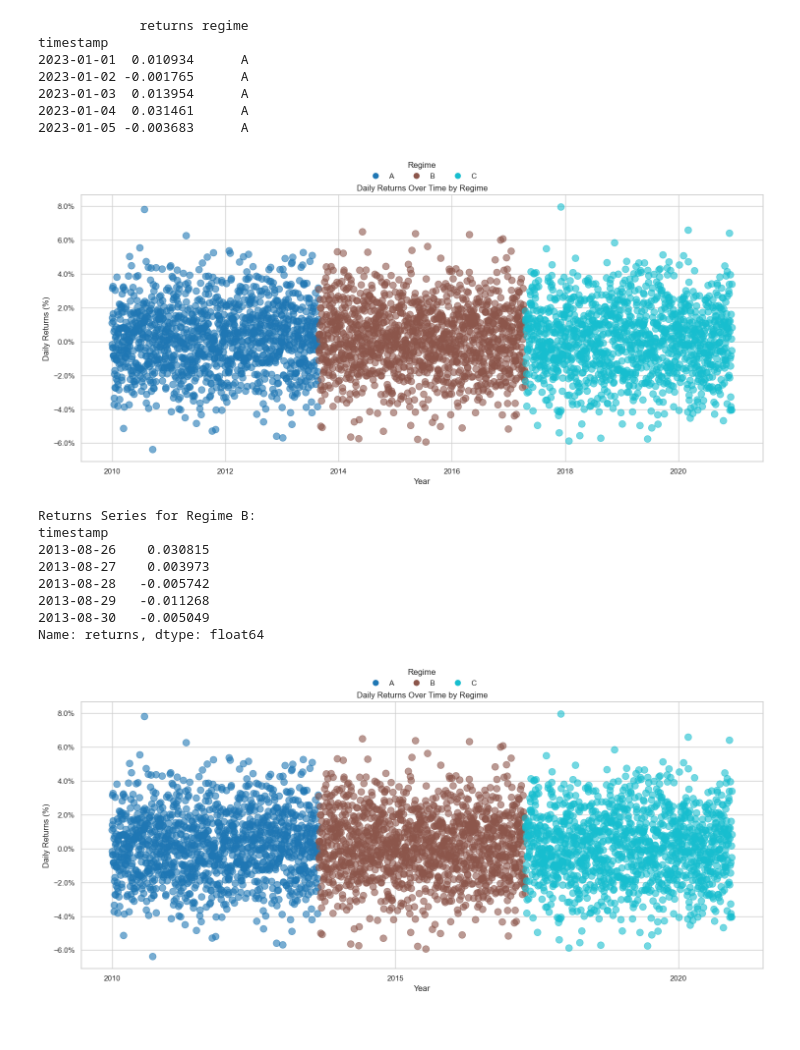
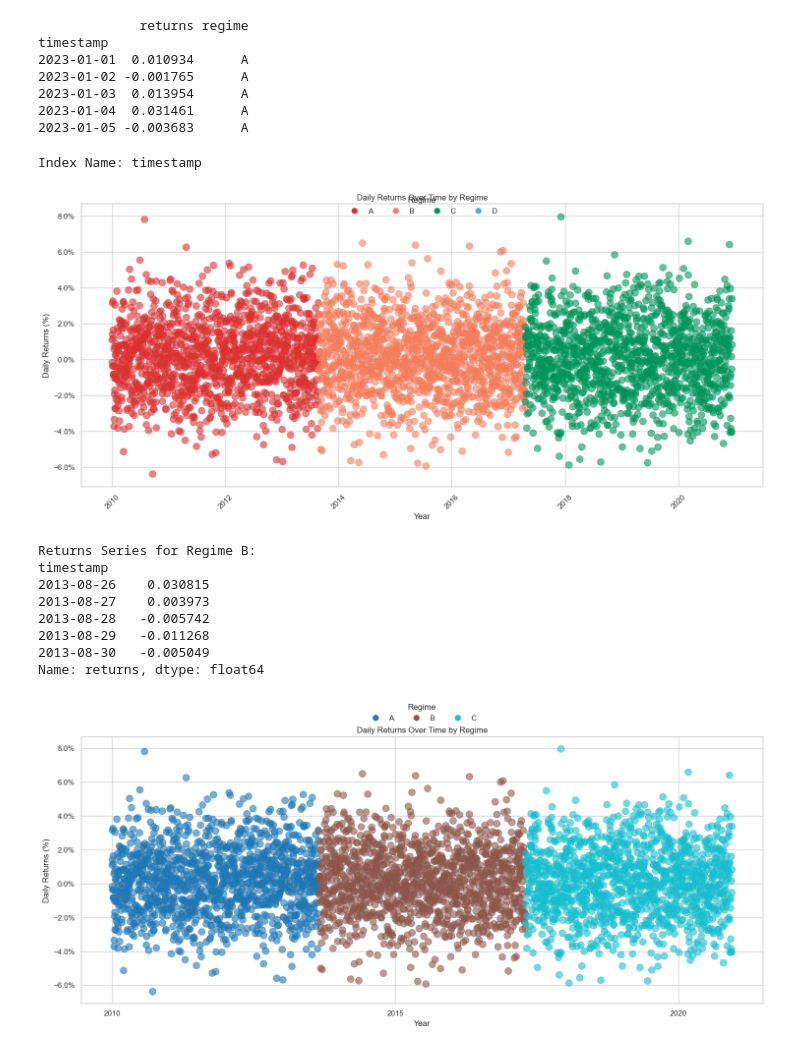
Before and after one commit to Aurelie-Dubost/xeu, a Jupyter notebook: clean_data.ipynb, the cells around one changed output. Drawn from its saved outputs; the diff is of its cells as text; code cells hidden in the pictures.

```diff
--- a/clean_data.ipynb
+++ b/clean_data.ipynb
@@ -239,12 +239,13 @@ timestamp
 2023-01-04  0.031461      A
 2023-01-05 -0.003683      A
 # %%
+import pandas as pd
+import numpy as np
 import seaborn as sns
 import matplotlib.pyplot as plt
 import matplotlib.dates as mdates
 from matplotlib.ticker import PercentFormatter
 from matplotlib.lines import Line2D
-import numpy as np
 
 def plot_returns_seaborn(df, time_col='timestamp', return_col='returns', regime_col='regime',
                         regime_colors=None, figsize=(15, 7), alpha=0.6, s=100,
@@ -258,7 +259,7 @@ def plot_returns_seaborn(df, time_col='timestamp', return_col='returns', regime_
     - return_col (str): Column name for returns.
     - regime_col (str): Column name for regimes.
     - regime_colors (dict): Dictionary mapping regimes to colors.
-                            Example: {'A': 'blue', 'B': 'green', 'C': 'red'}
+                            Example: {'A': '#FF5733', 'B': '#33FF57', 'C': '#3357FF'}
     - figsize (tuple): Figure size.
     - alpha (float): Transparency level of scatter points.
     - s (int): Size of scatter points.
@@ -313,53 +314,99 @@ def plot_returns_seaborn(df, time_col='timestamp', return_col='returns', regime_
     # Optionally, set minor ticks for months
     ax.xaxis.set_minor_locator(mdates.MonthLocator())
 
-    plt.xticks(rotation=0)
+    plt.xticks(rotation=45)
 
-    # Custom legend positioned above the plot without a box
+    # Custom legend positioned below the title
     legend_elements = [Line2D([0], [0], marker='o', color='w', label=regime,
                               markerfacecolor=color, markersize=10)
                        for regime, color in regime_colors.items()]
 
     plt.legend(handles=legend_elements, title='Regime', loc='upper center',
-               bbox_to_anchor=(0.5, 1.15), ncol=len(regime_colors), frameon=False)
+               bbox_to_anchor=(0.5, 1.05), ncol=len(regime_colors), frameon=False)
 
     plt.tight_layout()
     plt.show()
 
+def extract_regime_series(df, return_col='returns', regime_col='regime'):
+    """
+    Extracts subseries of returns for each regime.
 
+    Parameters:
+    - df (pd.DataFrame): DataFrame containing the data.
+    - return_col (str): Column name for returns.
+    - regime_col (str): Column name for regimes.
+
+    Returns:
+    - dict: Dictionary with regimes as keys and corresponding return series as values.
+    """
+    if regime_col not in df.columns or return_col not in df.columns:
+        raise ValueError(f"DataFrame must contain '{regime_col}' and '{return_col}' columns.")
+
+    # Group by regime and extract return series
+    regime_series = {regime: group[return_col] for regime, group in df.groupby(regime_col)}
+
+    return regime_series
 
 if __name__ == "__main__":
     # Sample DataFrame creation spanning multiple years
     np.random.seed(42)
     date_range = pd.date_range(start='2010-01-01', periods=4000, freq='D')  # Approximately 10.95 years
     returns = np.random.normal(loc=0.001, scale=0.02, size=len(date_range))  # Mean 0.1%, SD 2%
     regimes = ['A'] * 1333 + ['B'] * 1333 + ['C'] * 1334  # Approximately equal durations
 
     df = pd.DataFrame({
         'timestamp': date_range,
         'returns': returns,
         'regime': regimes
-    }).set_index('timestamp')
+    })
+
+    # Define a custom RGB color dictionary for regimes
+    regime_colors = {
+        'A': '#FF5733',  # Vibrant Orange
+        'B': '#33FF57',  # Bright Green
+        'C': '#3357FF'   # Strong Blue
+    }
+
+    # Alternatively, using normalized RGB tuples
+    # regime_colors = {
+    #     'A': (1.0, 0.341, 0.2),   # Vibrant Orange
+    #     'B': (0.2, 1.0, 0.341),   # Bright Green
+    #     'C': (0.2, 0.341, 1.0)    # Strong Blue
+    # }
+    regime_colors = {
+    'A':  (215/250, 48/250, 48/250),  # pure red
+    'B':   (239/250, 123/250, 90/250),  # orange-ish
+    'C':   (0/250, 145/250, 90/250),  # darker green
+    'D':  (86/255, 180/255, 192/255),  # pure blue
+}
+
+    # Set 'timestamp' as the index and ensure index name is 'timestamp'
+    df.set_index('timestamp', inplace=True)
+    df.index.name = 'timestamp'  # Ensure the index name is correctly set
+
+    # Optional: Verify the index name
+    print("Index Name:", df.index.name)
 
     # Plot using the updated Seaborn function with yearly ticks every 2 years
-    plot_returns_seaborn(df, year_interval=2)
+    plot_returns_seaborn(df, regime_colors=regime_colors, year_interval=2)
 
     # Extracting regime-wise return series
     regime_returns = extract_regime_series(df, return_col='returns', regime_col='regime')
 
     # Accessing and displaying the returns series for Regime B
     print("\nReturns Series for Regime B:")
     print(regime_returns['B'].head())
 # %% [output]
+Index Name: timestamp
-[figure, old version]
+[figure, new version]
-Returns Series for Regime B:
-timestamp
-2013-08-26    0.030815
-2013-08-27    0.003973
-2013-08-28   -0.005742
-2013-08-29   -0.011268
-2013-08-30   -0.005049
-Name: returns, dtype: float64
+Returns Series for Regime B:
+timestamp
+2013-08-26    0.030815
+2013-08-27    0.003973
+2013-08-28   -0.005742
+2013-08-29   -0.011268
+2013-08-30   -0.005049
+Name: returns, dtype: float64
 # %%
 if __name__ == "__main__":
     # Plot using the Seaborn function
```
